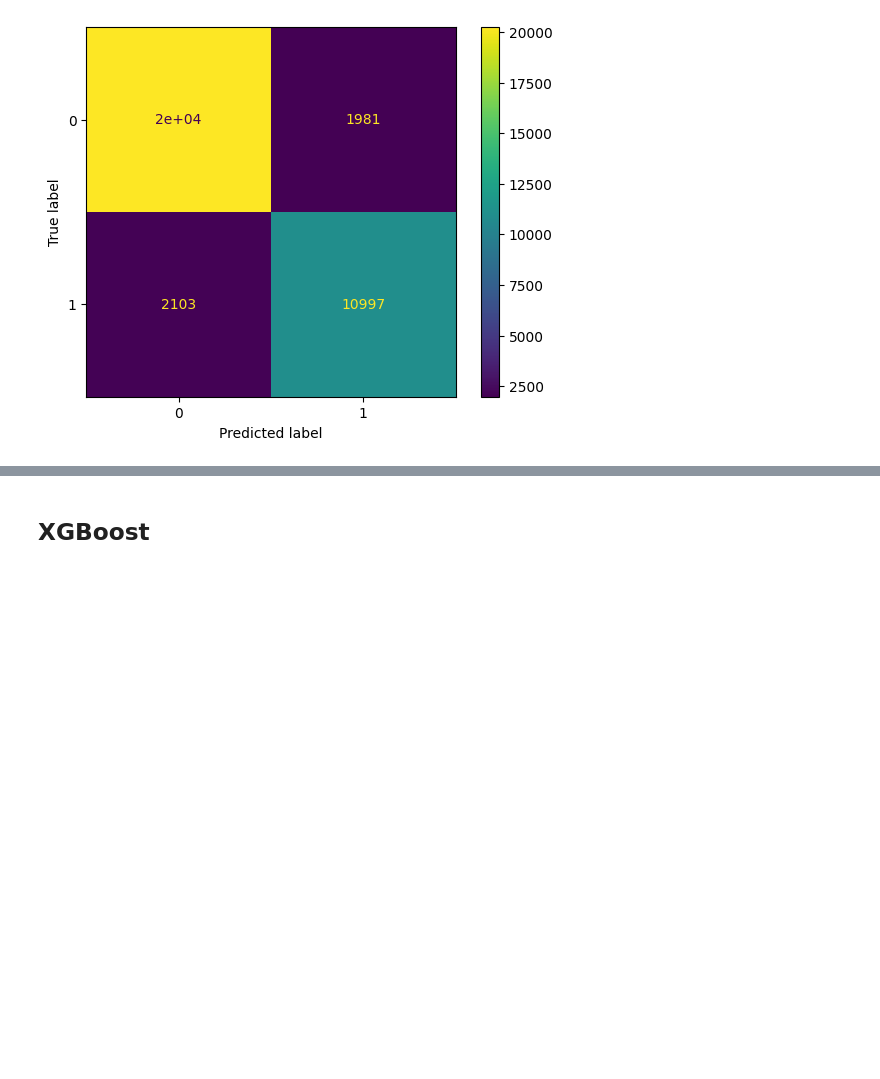
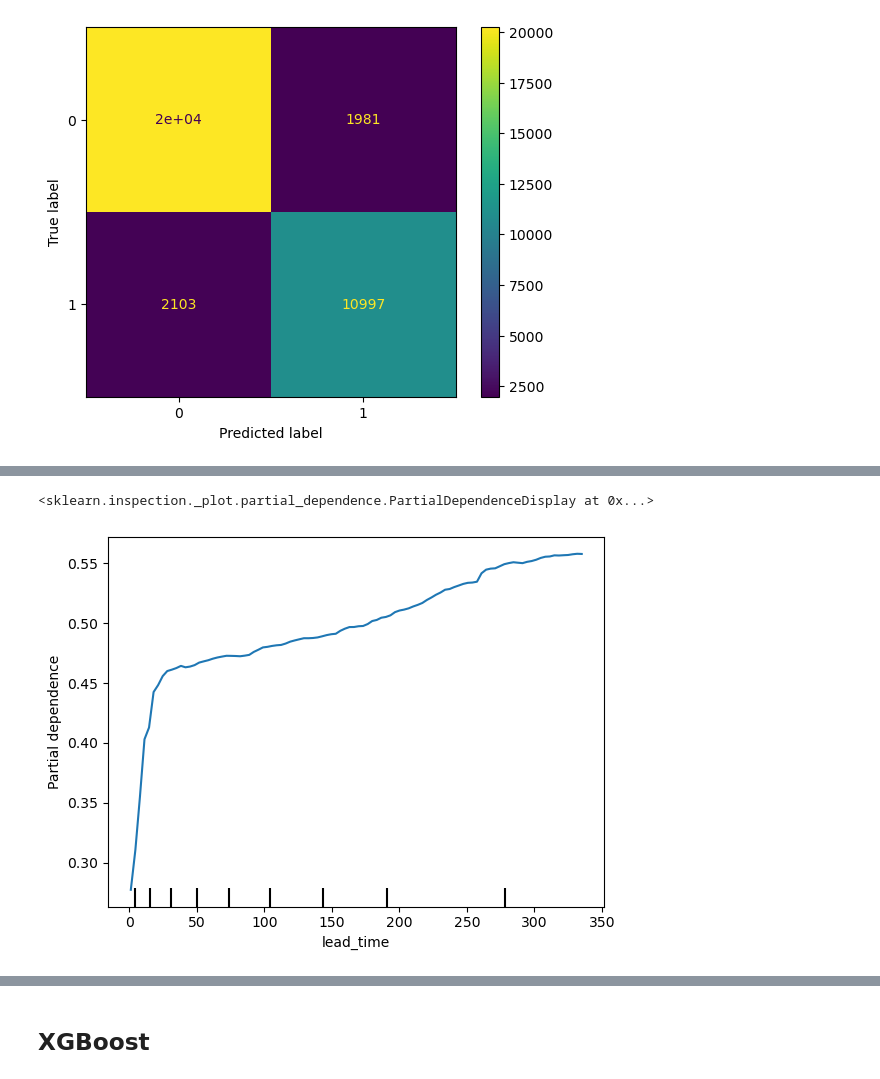
Before and after one commit to autoastt/BC2407, a Jupyter notebook: Model.ipynb, the cells around one changed output, grey strips where cells are left out. Cells and saved outputs as stored; diff of their text form; code cells hidden in the pictures; blank space fills up the shorter version.

```diff
--- a/Model.ipynb
+++ b/Model.ipynb
@@ -66,0 +84,2 @@ plt.show()
+# %%
+X_sample = X_test[X_test['hotel_Resort Hotel'] == False]
@@ -66,0 +90,5 @@ plt.show()
+# %%
+PartialDependenceDisplay.from_estimator(rf, X_sample, ['lead_time'])
+# %% [output]
+<sklearn.inspection._plot.partial_dependence.PartialDependenceDisplay at 0x...>
+[figure, added]
```
Also changed, not shown: parts of 12 cells of this notebook, 1 other file.
